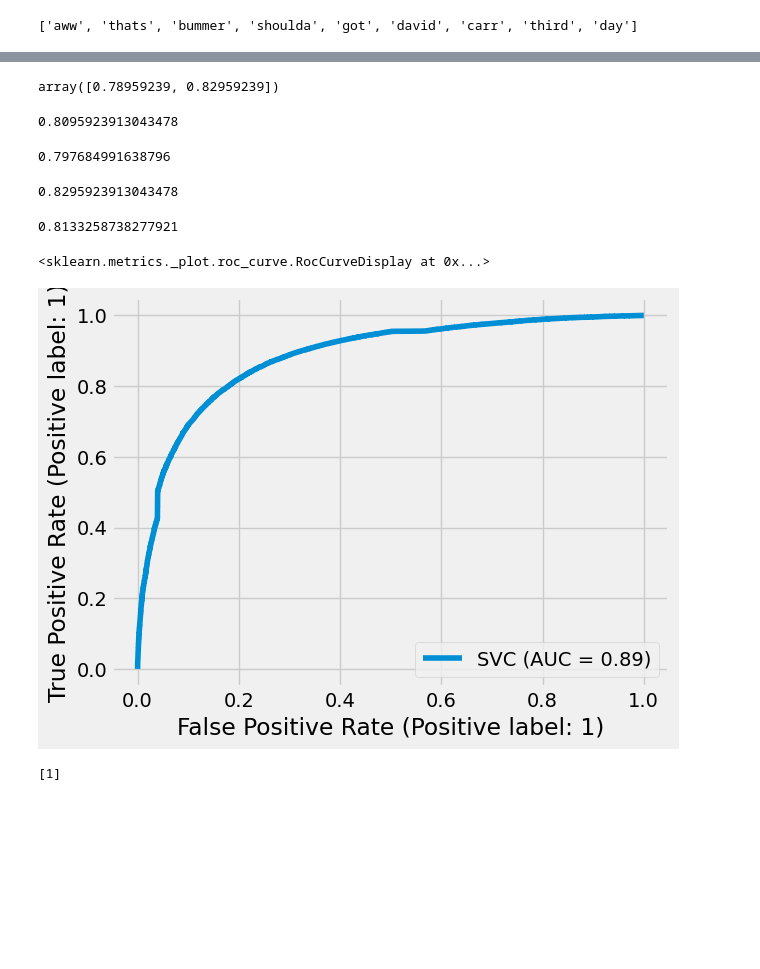
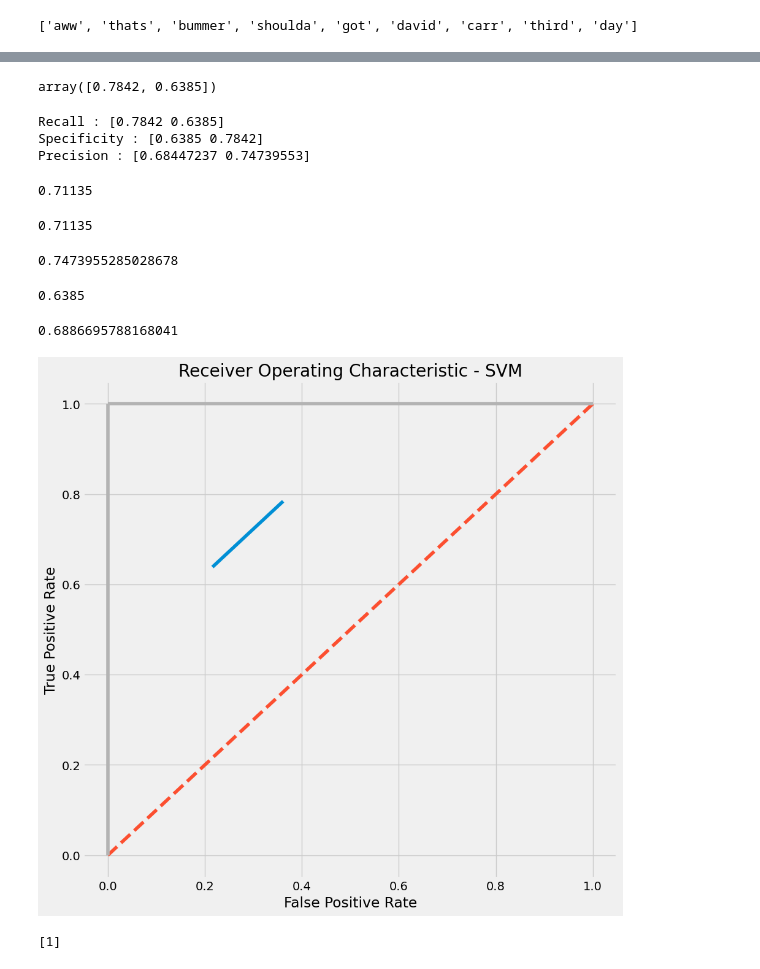
Before and after one commit to bhargavvummadi/CS5593-Twitter-Sentiment-Analysis, a Jupyter notebook: svm_model.ipynb, the cells around one changed output, grey strips where cells are left out. Saved outputs shown, nothing was run; the diff lists cells and outputs as text; code cells hidden in the pictures; blank space fills up the shorter version.

```diff
--- a/svm_model.ipynb
+++ b/svm_model.ipynb
@@ -280,5 +362,6 @@ Elapsed Time: 17.83 min
 # %%
-preds = svm_model.predict(X_train)
+#predicting with test data
+preds = svm_model.predict(X_test)
 # %%
 preds
 # %% [output]
@@ -286,3 +369,4 @@ array([ 1, -1,  1, ...,  1,  1,  1])
 # %%
-confusion_matrix = confusion_matrix(y_train,preds)
+#creating the confusion matrix
+cfm = confusion_matrix(y_test,preds)
 # %%
@@ -293,28 +388,73 @@ array([[29057,  7743],
 # %%
-confusion_matrix.diagonal()/confusion_matrix.sum(axis=1)
+cfm.diagonal()/cfm.sum(axis=1)
 # %% [output]
-array([0.78959239, 0.82959239])
+array([0.7842, 0.6385])
+# %%
+#calculating all the required metrics
+FalsePositive = cfm.sum(axis=0) - np.diag(cfm)
+FalseNegative = cfm.sum(axis=1) - np.diag(cfm)
+TruePositive = np.diag(cfm)
+TrueNegative = cfm.sum() - (FalsePositive + FalseNegative + TruePositive)
+
+FalsePositive = FalsePositive.astype(float)
+FalseNegative = FalseNegative.astype(float)
+TruePositive = TruePositive.astype(float)
+TrueNegative = TrueNegative.astype(float)
+# %%
+#  Recall, or True positive rate
+TPR = TruePositive/(TruePositive+FalseNegative)
+print('Recall :',TPR)
+# Specificity or True negative rate
+TNR = TrueNegative/(TrueNegative+FalsePositive)
+print('Specificity :',TNR)
+# Precision or Positive predictive value
+PPV = TruePositive/(TruePositive+FalsePositive)
+print('Precision :',PPV)
+# Negative Predictive value
+NPV = TrueNegative/(TrueNegative+FalseNegative)
+# Fall out or false positive rate
+FPR = FalsePositive/(FalsePositive+TrueNegative)
+# False negative rate
+FNR = FalseNegative/(TruePositive+FalseNegative)
+# False discovery rate
+FDR = FalsePositive/(TruePositive+FalsePositive)
+# %% [output]
+Recall : [0.7842 0.6385]
+Specificity : [0.6385 0.7842]
+Precision : [0.68447237 0.74739553]
+# %%
+# Finding accuracy
+accuracy = (TruePositive+TrueNegative)/(TruePositive+FalsePositive+FalseNegative+TrueNegative)
+accuracy[0]
+# %% [output]
+0.71135
 # %%
-accuracy_score(y_train,preds)
+accuracy_score(y_test,preds)
 # %% [output]
-0.8095923913043478
+0.71135
 # %%
-precision_score(y_train,preds)
+precision_score(y_test,preds)
 # %% [output]
-0.797684991638796
+0.7473955285028678
 # %%
-recall_score(y_train,preds)
+recall_score(y_test,preds)
 # %% [output]
-0.8295923913043478
+0.6385
 # %%
-f1_score(y_train,preds)
+f1_score(y_test,preds)
 # %% [output]
-0.8133258738277921
+0.6886695788168041
 # %%
-plot_roc_curve(svm_model, X_train, y_train)
+plt.subplots(figsize=(10,10))
+plt.title('Receiver Operating Characteristic - SVM')
+plt.plot(FPR, TPR)
+plt.plot([0, 1], ls="--")
+plt.plot([0, 0], [1, 0] , c=".7"), plt.plot([1, 1] , c=".7")
+plt.ylabel('True Positive Rate')
+plt.xlabel('False Positive Rate')
+plt.show()
 # %% [output]
-<sklearn.metrics._plot.roc_curve.RocCurveDisplay at 0x...>
-[figure, old version]
+[figure, new version]
 # %%
 review = "SUPERB, I AM IN LOVE IN THIS PHONE"
 # %%
```
Also changed, not shown: parts of 33 cells of this notebook, 1 other file.
